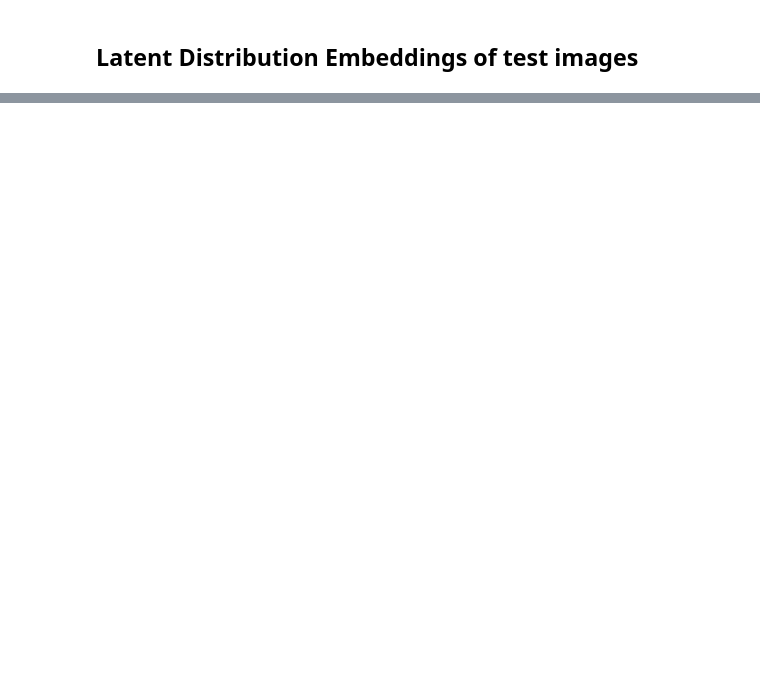
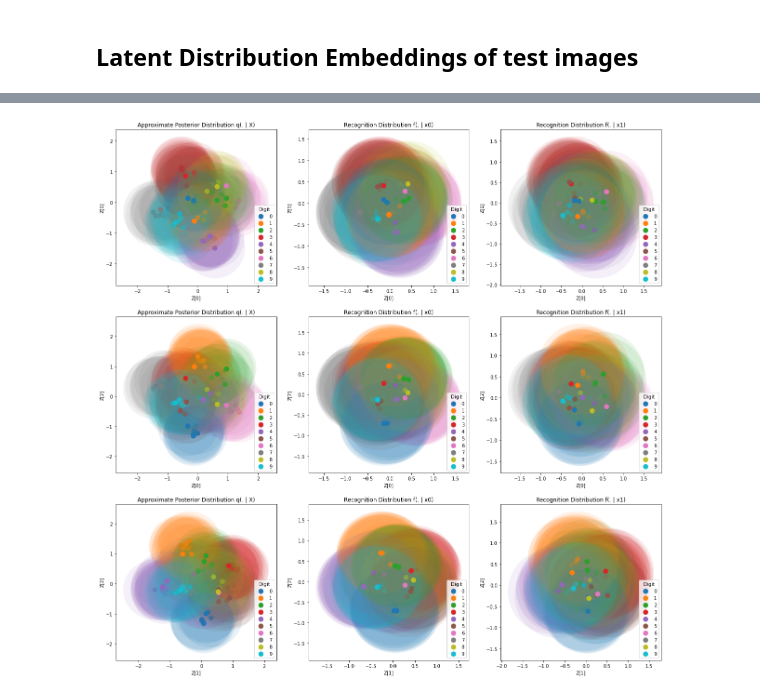
Before and after one commit to hugosou/cRPM, a Jupyter notebook: demo_peer_supervision_fast.ipynb, the cells around one changed output, grey strips where cells are left out. Cells and saved outputs as stored; diff of their text form; code cells hidden in the pictures; blank space fills up the shorter version.

```diff
--- a/demo_peer_supervision_fast.ipynb
+++ b/demo_peer_supervision_fast.ipynb
@@ -196,36 +229,39 @@ for J in range(-1, rpm.num_factors):
 
     mean = mean.detach().clone().cpu().numpy()
     vari = vari.detach().clone().cpu().numpy()
 
 
     # Plot testing Data
-    subset = 250
+    subset = 100
     xx = mean[:subset]
     zz = vari[:subset]
     yy = test_labels[:subset, J]
     cmap = plt.get_cmap("tab10")
-
-
 
     compt = 0
     for uu in range(dim_latent -1):
         for vv in range(uu+1, dim_latent):
             offset = width * compt
             compt += 1
 
             ax = plt.subplot(dim_latent, width, J + 2 + offset)
             for ii in range(subset):
                 y0 = int(yy[ii].numpy())
                 x0 = xx[ii]
                 z0 = zz[ii]
-                plt.scatter(x0[uu], x0[vv], s=20, color=cmap(y0))
-                utils_process.confidence_ellipse(x0, z0, ax, n_std=1.0, facecolor=cmap(y0), alpha=0.005)
+                plt.scatter(x0[uu], x0[vv], s=100, color=cmap(y0))
+                utils_process.confidence_ellipse(x0[[uu, vv]], z0[[uu, vv]][:, [uu, vv]], ax, n_std=1.0, facecolor=cmap(y0), alpha=0.1)
 
             for ii in np.unique(yy):
                 y0 = yy[np.where(yy == ii)]
                 x0 = xx[np.where(yy == ii)]
-                plt.scatter(x0[0, uu], x0[0, vv], s=50, label=str(int(ii)), color=cmap(int(y0[0].numpy())))
+                plt.scatter(x0[0, uu], x0[0, vv], s=100, label=str(int(ii)), color=cmap(int(y0[0].numpy())))
+
+#            plt.xlim([-2, 2])
+#            plt.ylim([-2, 2])
             plt.legend(title = 'Digit', loc= 'lower right')
             plt.xlabel('Z[' + str(uu) + ']')
             plt.ylabel('Z[' + str(vv) + ']')
             plt.title(title_str)
+# %% [output]
+[figure, added]
```
Also changed, not shown: parts of 12 cells of this notebook, 2 other files.
